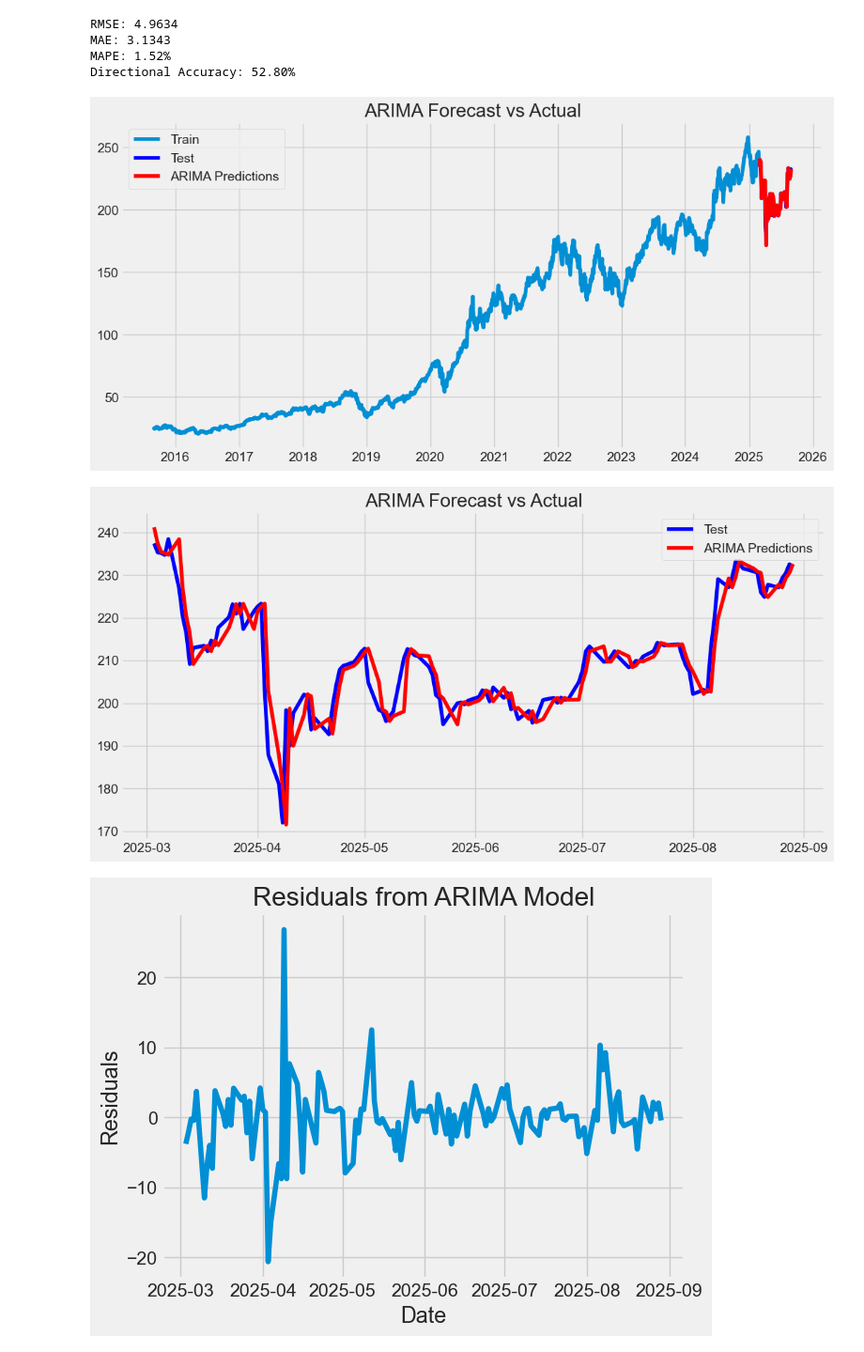
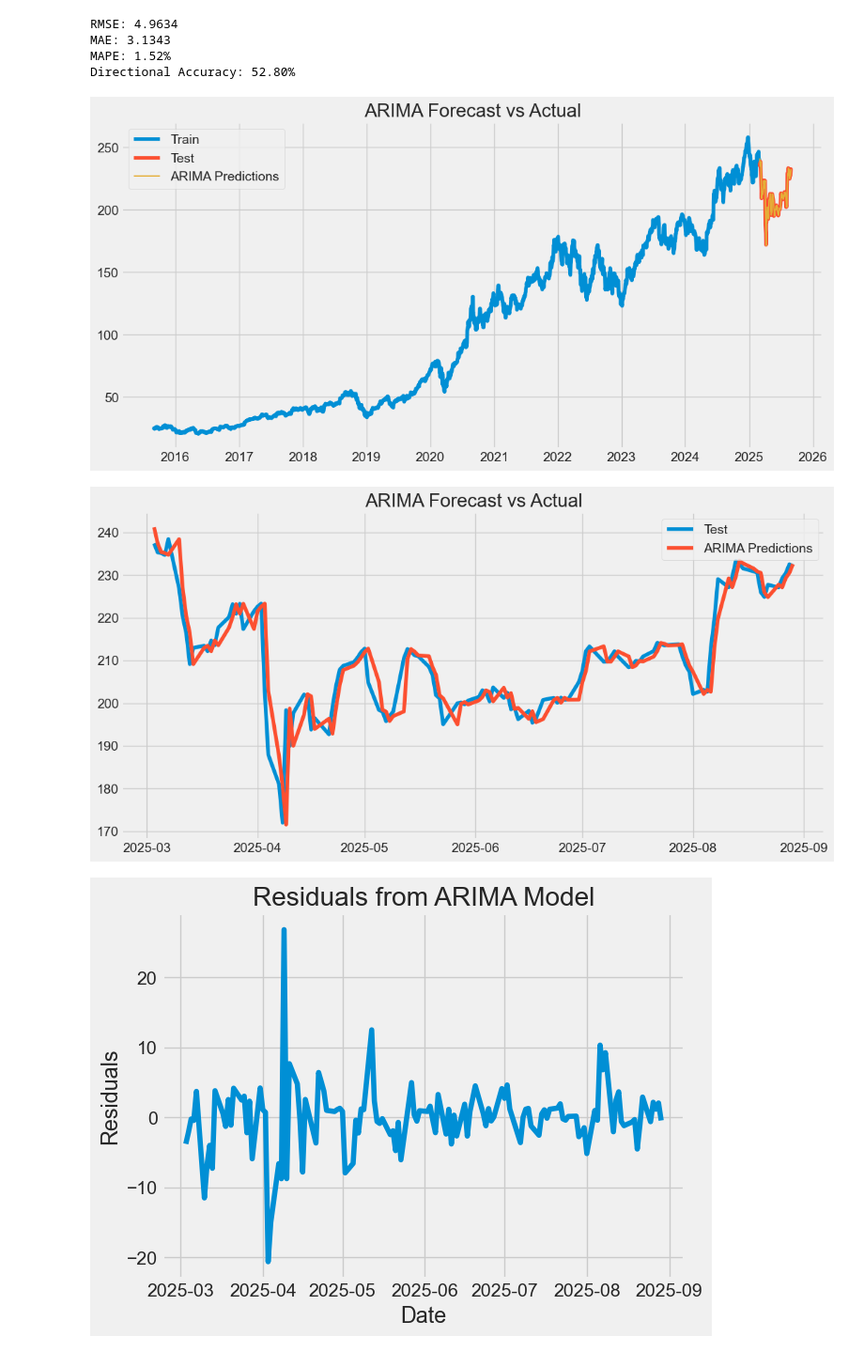
Before and after one commit to asitdave/Stock-Price-Prediction-and-Risk-Analysis, a Jupyter notebook: Stock-Price-Prediction-and-Risk-Analysis.ipynb, the cells around one changed output. Shown at 94% size. Drawn from its saved outputs; the diff is of its cells as text; code cells hidden in the pictures.

```diff
--- a/Stock-Price-Prediction-and-Risk-Analysis.ipynb
+++ b/Stock-Price-Prediction-and-Risk-Analysis.ipynb
@@ -645,7 +645,7 @@ stock = 'AAPL'
 features = ['Close']
 target_feature = 'Close'
 seq_length = 120
-test_split_ratio = 0.05 # 5% for testing
+test_split_ratio = 0.03 # 3% for testing
 
 target_col = features.index(target_feature)
 print(f"Target Feature: {target_feature}")
@@ -1065,22 +1034,22 @@ Directional Accuracy: 52.80%
 # %%
 plt.figure(figsize=(12,6))
 plt.plot(train.Date, train['Close'], label='Train')
-plt.plot(test.Date, test['Close'], label='Test', color='blue')
-plt.plot(test.Date, pred_series, label='ARIMA Predictions', color='red')
+plt.plot(test.Date, test['Close'], label='Test')
+plt.plot(test.Date, pred_series, label='ARIMA Predictions', lw=1.5)
 plt.title('ARIMA Forecast vs Actual')
 plt.legend()
 plt.show()
 # %% [output]
-[figure, old version]
+[figure, new version]
 # %%
 plt.figure(figsize=(12,6))
-plt.plot(test.Date, test['Close'], label='Test', color='blue')
-plt.plot(test.Date, pred_series, label='ARIMA Predictions', color='red')
+plt.plot(test.Date, test['Close'], label='Test')
+plt.plot(test.Date, pred_series, label='ARIMA Predictions')
 plt.title('ARIMA Forecast vs Actual')
 plt.legend()
 plt.show()
 # %% [output]
-[figure, old version]
+[figure, new version]
 # %%
 residuals = test['Close'] - pred_series
 plt.plot(test.Date, residuals)
```
Also changed, not shown: parts of 13 cells of this notebook, 1 other file.
